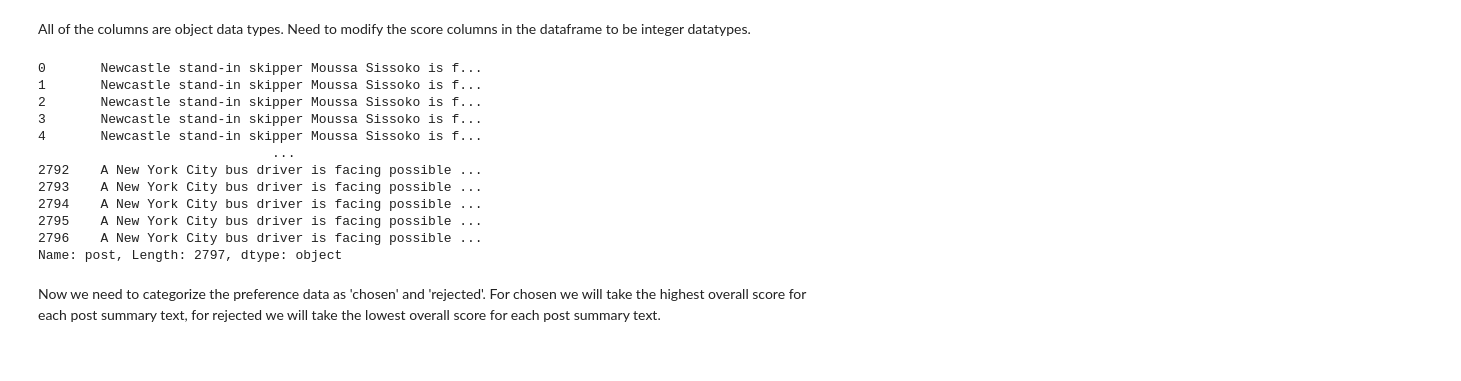
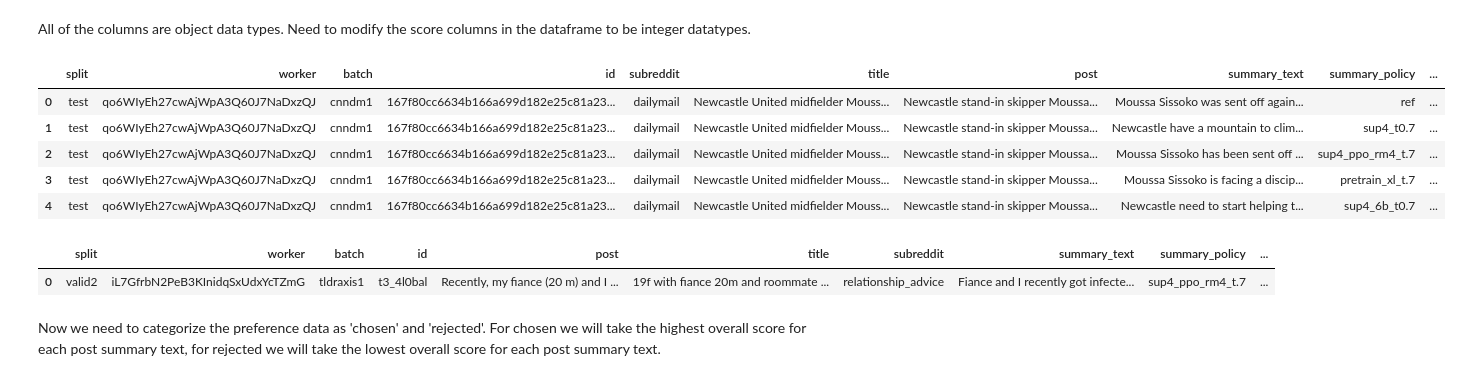
Before and after one commit to zdbrown13/w266_Final_Project_Zane-Victor, a Jupyter notebook: Copy_of_summarization_project.ipynb, the cells around one changed output. Saved outputs shown, nothing was run; the diff lists cells and outputs as text; code cells hidden in the pictures.

```diff
--- a/Copy_of_summarization_project.ipynb
+++ b/Copy_of_summarization_project.ipynb
@@ -720,21 +913,20 @@ cnndm3 = cnndm3.dropna(subset=['overall_score'])
 cnndm4 = cnndm4.dropna(subset=['overall_score'])
 tldraxis1 = tldraxis1.dropna(subset=['overall_score'])
 tldraxis2 = tldraxis2.dropna(subset=['overall_score'])
-# %%
-cnndm1['post']
-# %% [output]
-0       Newcastle stand-in skipper Moussa Sissoko is f...
-1       Newcastle stand-in skipper Moussa Sissoko is f...
-2       Newcastle stand-in skipper Moussa Sissoko is f...
-3       Newcastle stand-in skipper Moussa Sissoko is f...
-4       Newcastle stand-in skipper Moussa Sissoko is f...
-                              ...
-2792    A New York City bus driver is facing possible ...
-2793    A New York City bus driver is facing possible ...
-2794    A New York City bus driver is facing possible ...
-2795    A New York City bus driver is facing possible ...
-2796    A New York City bus driver is facing possible ...
-Name: post, Length: 2797, dtype: object
+# %%
+cnndm1.head(5)
+# %% [output]
+|  | split | worker | batch | id | subreddit | title | post | summary_text | summary_policy | ... |
+| 0 | test | qo6WIyEh27cwAjWpA3Q60J7NaDxzQJ | cnndm1 | 167f80cc6634b166a699d182e25c81a23... | dailymail | Newcastle United midfielder Mouss... | Newcastle stand-in skipper Moussa... | Moussa Sissoko was sent off again... | ref | ... |
+| 1 | test | qo6WIyEh27cwAjWpA3Q60J7NaDxzQJ | cnndm1 | 167f80cc6634b166a699d182e25c81a23... | dailymail | Newcastle United midfielder Mouss... | Newcastle stand-in skipper Moussa... | Newcastle have a mountain to clim... | sup4_t0.7 | ... |
+| 2 | test | qo6WIyEh27cwAjWpA3Q60J7NaDxzQJ | cnndm1 | 167f80cc6634b166a699d182e25c81a23... | dailymail | Newcastle United midfielder Mouss... | Newcastle stand-in skipper Moussa... | Moussa Sissoko has been sent off ... | sup4_ppo_rm4_t.7 | ... |
+| 3 | test | qo6WIyEh27cwAjWpA3Q60J7NaDxzQJ | cnndm1 | 167f80cc6634b166a699d182e25c81a23... | dailymail | Newcastle United midfielder Mouss... | Newcastle stand-in skipper Moussa... | Moussa Sissoko is facing a discip... | pretrain_xl_t.7 | ... |
+| 4 | test | qo6WIyEh27cwAjWpA3Q60J7NaDxzQJ | cnndm1 | 167f80cc6634b166a699d182e25c81a23... | dailymail | Newcastle United midfielder Mouss... | Newcastle stand-in skipper Moussa... | Newcastle need to start helping t... | sup4_6b_t0.7 | ... |
+# %%
+tldraxis1.head(1)
+# %% [output]
+|  | split | worker | batch | id | post | title | subreddit | summary_text | summary_policy | ... |
+| 0 | valid2 | iL7GfrbN2PeB3KInidqSxUdxYcTZmG | tldraxis1 | t3_4l0bal | Recently, my fiance (20 m) and I ... | 19f with fiance 20m and roommate ... | relationship_advice | Fiance and I recently got infecte... | sup4_ppo_rm4_t.7 | ... |
 # %% [markdown]
 Now we need to categorize the preference data as 'chosen' and 'rejected'. For chosen we will take the highest overall score for each post summary text, for rejected we will take the lowest overall score for each post summary text.
 # %%
```
Also changed, not shown: parts of 99 cells of this notebook.
